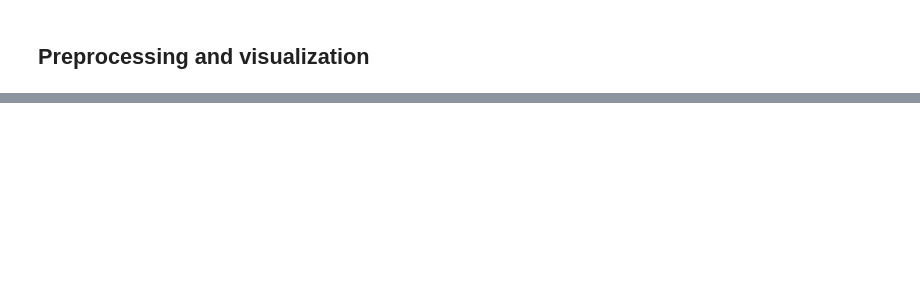
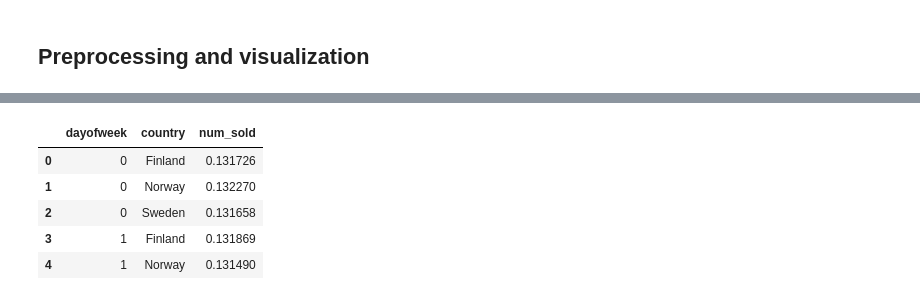
Before and after one commit to Sultan336/Kaggel, a Jupyter notebook: tps-jan-2022.ipynb, the cells around one changed output, grey strips where cells are left out. Saved outputs shown, nothing was run; the diff lists cells and outputs as text; code cells hidden in the pictures; blank space fills up the shorter version.

```diff
--- a/tps-jan-2022.ipynb
+++ b/tps-jan-2022.ipynb
@@ -124,0 +205,12 @@ a.show()
+# %%
+country_dayofweek = pd.pivot_table(train,index='country',columns='dayofweek',values='num_sold',aggfunc=np.mean)
+country_dayofweek = pd.DataFrame(country_dayofweek.divide(country_dayofweek.sum(axis=1),axis=0).unstack()).reset_index()
+country_dayofweek.rename(columns={0:'num_sold'},inplace=True)
+country_dayofweek.head()
+# %% [output]
+|  | dayofweek | country | num_sold |
+| 0 | 0 | Finland | 0.131726 |
+| 1 | 0 | Norway | 0.132270 |
+| 2 | 0 | Sweden | 0.131658 |
+| 3 | 1 | Finland | 0.131869 |
+| 4 | 1 | Norway | 0.131490 |
```
Also changed, not shown: parts of 10 cells of this notebook.
